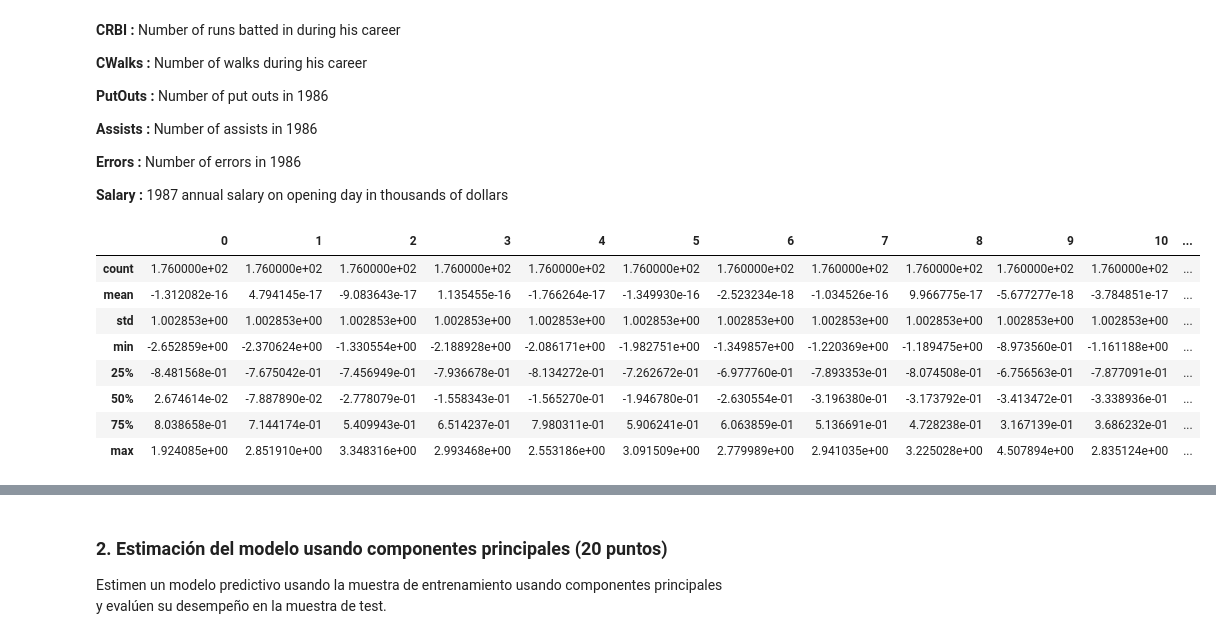
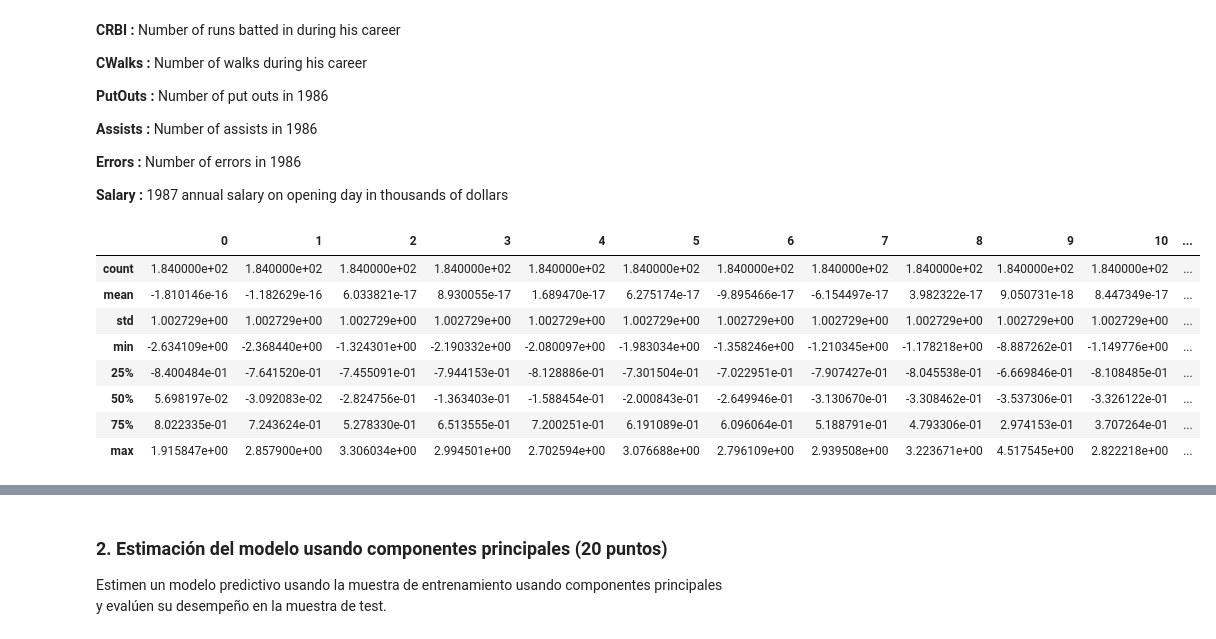
Before and after one commit to paulguz261/MIAD_20231_intro_machine_learning_grupal, a Jupyter notebook: week2/Caso modelos lineales para regresión, muestreo y selección del mejor modelo.ipynb, the cells around one changed output, grey strips where cells are left out. Saved outputs shown, nothing was run; the diff lists cells and outputs as text; code cells hidden in the pictures.

```diff
--- a/week2/Caso modelos lineales para regresión, muestreo y selección del mejor modelo.ipynb
+++ b/week2/Caso modelos lineales para regresión, muestreo y selección del mejor modelo.ipynb
@@ -78,7 +86,7 @@ idx_conservar = data.isna().sum(axis=1) == 0
 data = data[idx_conservar]
 
 
-XTrain, XTest, yTrain, yTest = train_test_split(data.drop(columns="Salary"), data["Salary"], test_size=0.33, random_state=0)
+XTrain, XTest, yTrain, yTest = train_test_split(data.drop(columns="Salary"), data["Salary"], test_size=0.3, random_state=0)
 del(data)
 # %% [markdown]
 ### 1. Análisis preliminar de variables (10 puntos)
@@ -183,16 +191,17 @@ Las distirbuciones hay unas que tienen un comportamiento similar a la distribuci
 # %%
 scaler = StandardScaler(with_mean=True, with_std=True)
 scaler.fit(XTrain)
-XEscaladoTrain = scaler.transform(XTrain)
+XTrain_escalado = scaler.transform(XTrain)
+XTest_escalado = scaler.transform(XTest)
 # %%
-pd.DataFrame(XEscaladoTrain).describe()
+pd.DataFrame(XTrain_escalado).describe()
 # %% [output]
 |  | 0 | 1 | 2 | 3 | 4 | 5 | 6 | 7 | 8 | 9 | 10 | ... |
-| count | 1.760000e+02 | 1.760000e+02 | 1.760000e+02 | 1.760000e+02 | 1.760000e+02 | 1.760000e+02 | 1.760000e+02 | 1.760000e+02 | 1.760000e+02 | 1.760000e+02 | 1.760000e+02 | ... |
-| mean | -1.312082e-16 | 4.794145e-17 | -9.083643e-17 | 1.135455e-16 | -1.766264e-17 | -1.349930e-16 | -2.523234e-18 | -1.034526e-16 | 9.966775e-17 | -5.677277e-18 | -3.784851e-17 | ... |
-| std | 1.002853e+00 | 1.002853e+00 | 1.002853e+00 | 1.002853e+00 | 1.002853e+00 | 1.002853e+00 | 1.002853e+00 | 1.002853e+00 | 1.002853e+00 | 1.002853e+00 | 1.002853e+00 | ... |
-| min | -2.652859e+00 | -2.370624e+00 | -1.330554e+00 | -2.188928e+00 | -2.086171e+00 | -1.982751e+00 | -1.349857e+00 | -1.220369e+00 | -1.189475e+00 | -8.973560e-01 | -1.161188e+00 | ... |
-| 25% | -8.481568e-01 | -7.675042e-01 | -7.456949e-01 | -7.936678e-01 | -8.134272e-01 | -7.262672e-01 | -6.977760e-01 | -7.893353e-01 | -8.074508e-01 | -6.756563e-01 | -7.877091e-01 | ... |
-| 50% | 2.674614e-02 | -7.887890e-02 | -2.778079e-01 | -1.558343e-01 | -1.565270e-01 | -1.946780e-01 | -2.630554e-01 | -3.196380e-01 | -3.173792e-01 | -3.413472e-01 | -3.338936e-01 | ... |
-| 75% | 8.038658e-01 | 7.144174e-01 | 5.409943e-01 | 6.514237e-01 | 7.980311e-01 | 5.906241e-01 | 6.063859e-01 | 5.136691e-01 | 4.728238e-01 | 3.167139e-01 | 3.686232e-01 | ... |
-| max | 1.924085e+00 | 2.851910e+00 | 3.348316e+00 | 2.993468e+00 | 2.553186e+00 | 3.091509e+00 | 2.779989e+00 | 2.941035e+00 | 3.225028e+00 | 4.507894e+00 | 2.835124e+00 | ... |
+| count | 1.840000e+02 | 1.840000e+02 | 1.840000e+02 | 1.840000e+02 | 1.840000e+02 | 1.840000e+02 | 1.840000e+02 | 1.840000e+02 | 1.840000e+02 | 1.840000e+02 | 1.840000e+02 | ... |
+| mean | -1.810146e-16 | -1.182629e-16 | 6.033821e-17 | 8.930055e-17 | 1.689470e-17 | 6.275174e-17 | -9.895466e-17 | -6.154497e-17 | 3.982322e-17 | 9.050731e-18 | 8.447349e-17 | ... |
+| std | 1.002729e+00 | 1.002729e+00 | 1.002729e+00 | 1.002729e+00 | 1.002729e+00 | 1.002729e+00 | 1.002729e+00 | 1.002729e+00 | 1.002729e+00 | 1.002729e+00 | 1.002729e+00 | ... |
+| min | -2.634109e+00 | -2.368440e+00 | -1.324301e+00 | -2.190332e+00 | -2.080097e+00 | -1.983034e+00 | -1.358246e+00 | -1.210345e+00 | -1.178218e+00 | -8.887262e-01 | -1.149776e+00 | ... |
+| 25% | -8.400484e-01 | -7.641520e-01 | -7.455091e-01 | -7.944153e-01 | -8.128886e-01 | -7.301504e-01 | -7.022951e-01 | -7.907427e-01 | -8.045538e-01 | -6.669846e-01 | -8.108485e-01 | ... |
+| 50% | 5.698197e-02 | -3.092083e-02 | -2.824756e-01 | -1.363403e-01 | -1.588454e-01 | -2.000843e-01 | -2.649946e-01 | -3.130670e-01 | -3.308462e-01 | -3.537306e-01 | -3.326122e-01 | ... |
+| 75% | 8.022335e-01 | 7.243624e-01 | 5.278330e-01 | 6.513555e-01 | 7.200251e-01 | 6.191089e-01 | 6.096064e-01 | 5.188791e-01 | 4.793306e-01 | 2.974153e-01 | 3.707264e-01 | ... |
+| max | 1.915847e+00 | 2.857900e+00 | 3.306034e+00 | 2.994501e+00 | 2.702594e+00 | 3.076688e+00 | 2.796109e+00 | 2.939508e+00 | 3.223671e+00 | 4.517545e+00 | 2.822218e+00 | ... |
```
Also changed, not shown: parts of 23 cells of this notebook.
